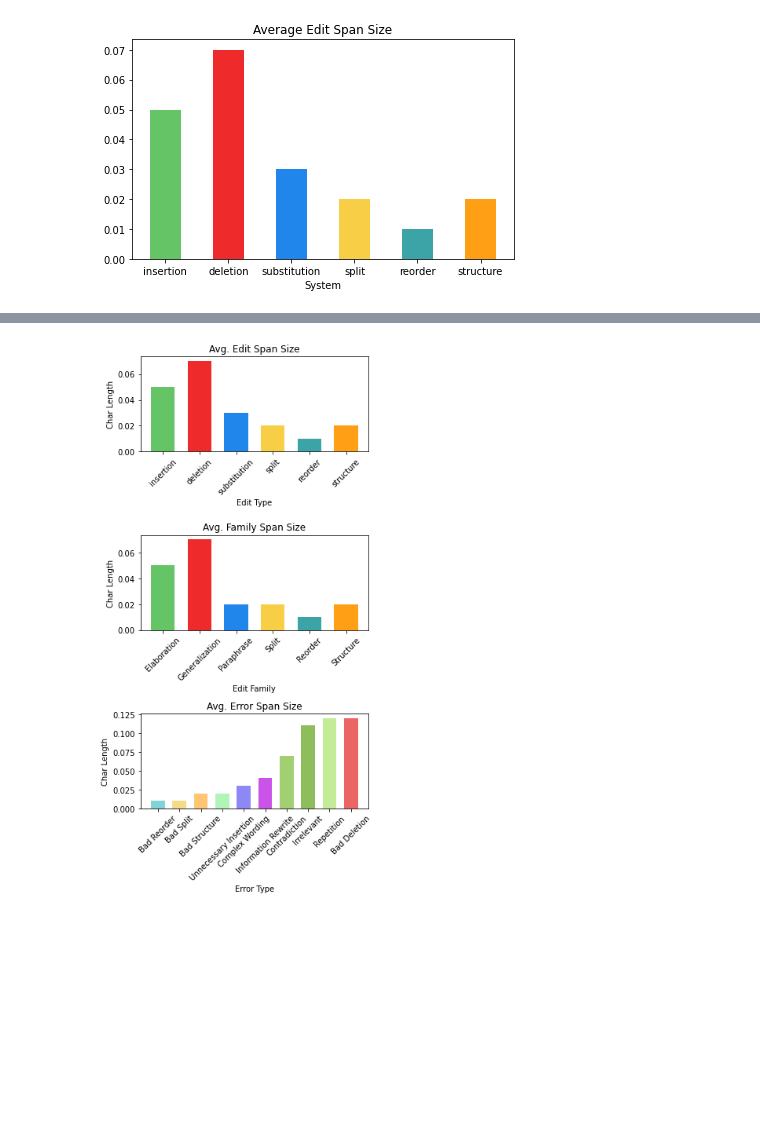
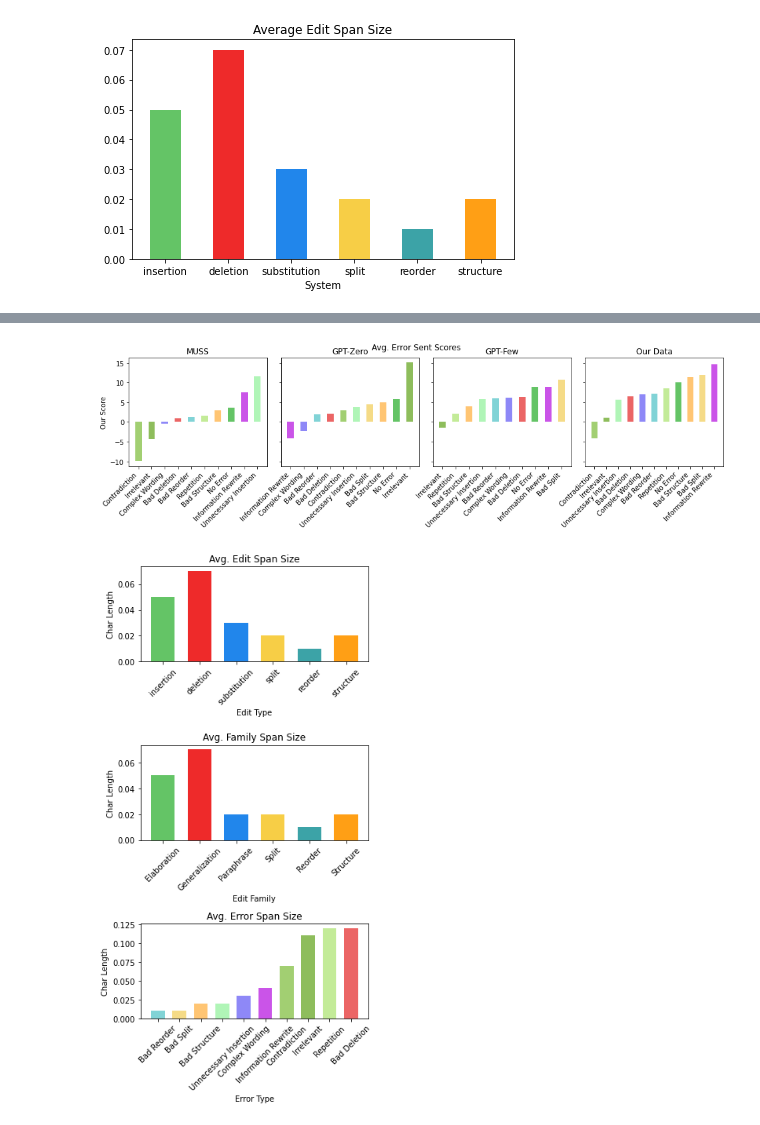
Before and after one commit to Yao-Dou/ts-annotation-tool, a Jupyter notebook: data/analysis/analysis.ipynb, the cells around one changed output, grey strips where cells are left out. Drawn from its saved outputs; the diff is of its cells as text; code cells hidden in the pictures; blank space fills up the shorter version.

```diff
--- a/data/analysis/analysis.ipynb
+++ b/data/analysis/analysis.ipynb
@@ -57,3 +82,42 @@ avg_span_size(annotations)
+# %%
+class Tmp(Enum):
+    NO_ERROR = 'No Error'
+
+cust_systems = [s for s in systems if 'Human' not in s] + ['aggregated/human']
+
+fig, ax = plt.subplots(1, len(cust_systems), figsize=(16, 3), sharey=True, gridspec_kw = {'wspace': 0.1, 'hspace':0})
+for i, system in enumerate([s for s in all_system_labels if s in cust_systems]):
+    selected = [sent for sent in data if sent['system'] == system]
+    if system == 'aggregated/human':
+        selected = [sent for sent in data if 'Human' in sent['system']]
+
+    error_segmentation = {}
+    for error in Error:
+        error_segmentation[error] = [sent for sent in selected if any([ann['error_type'] == error for ann in sent['processed_annotations']])]
+    error_segmentation[Tmp.NO_ERROR] = [sent for sent in selected if not any([ann['error_type'] == error for ann in sent['processed_annotations']])]
+
+    pts = []
+    pts += [(error, avg([s['score'] for s in error_segmentation[error]])) for error in error_segmentation.keys()]
+    pts = sorted([p for p in pts if p[1] != 0], key=lambda x: x[1])
+
+    cust_mapping = color_mapping
+    cust_mapping[Tmp.NO_ERROR] = '#64C466'
+
+    ax[i].bar([p[0].value for p in pts], [p[1] for p in pts], width, color=[cust_mapping[label] for label in [p[0] for p in pts]])
+    ax[i].set_title(system_name_mapping[system])
+    # ax[i].set_xticks([])
+    ax[i].set_yticks(np.arange(-10, 16, 5))
+
+for tick in [i for j in [x.get_xticklabels() for x in ax] for i in j]:
+    tick.set_rotation(45)
+    tick.set_horizontalalignment('right')
+
+fig.suptitle('Avg. Error Sent Scores')
+ax[0].set_ylabel('Our Score')
+# plt.legend([p[0].value for p in pts], loc='center left', bbox_to_anchor=(1.5, 0.5), ncol=3)
+plt.show()
+# %% [output]
+[figure, added]
 # %%
 def get_annotations_by_edit_family(data, edit_type):
     information_change = None
```
Also changed, not shown: parts of 5 cells of this notebook, 3 other files.
